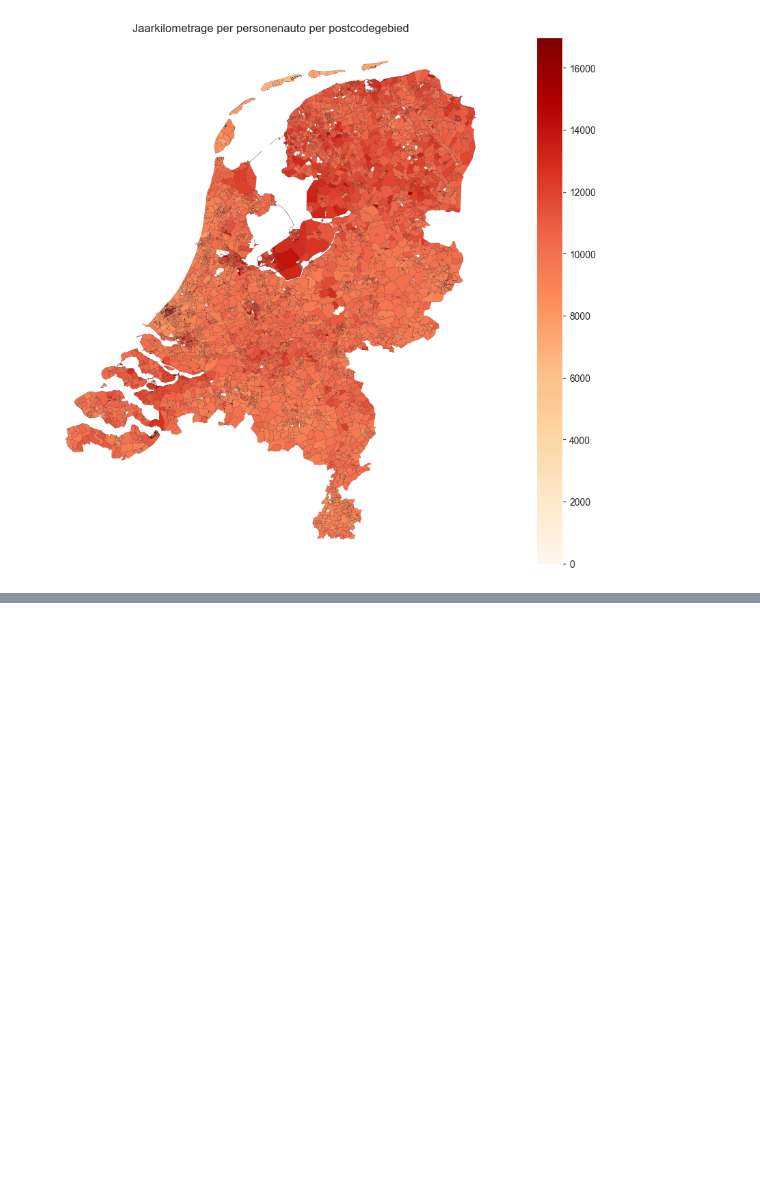
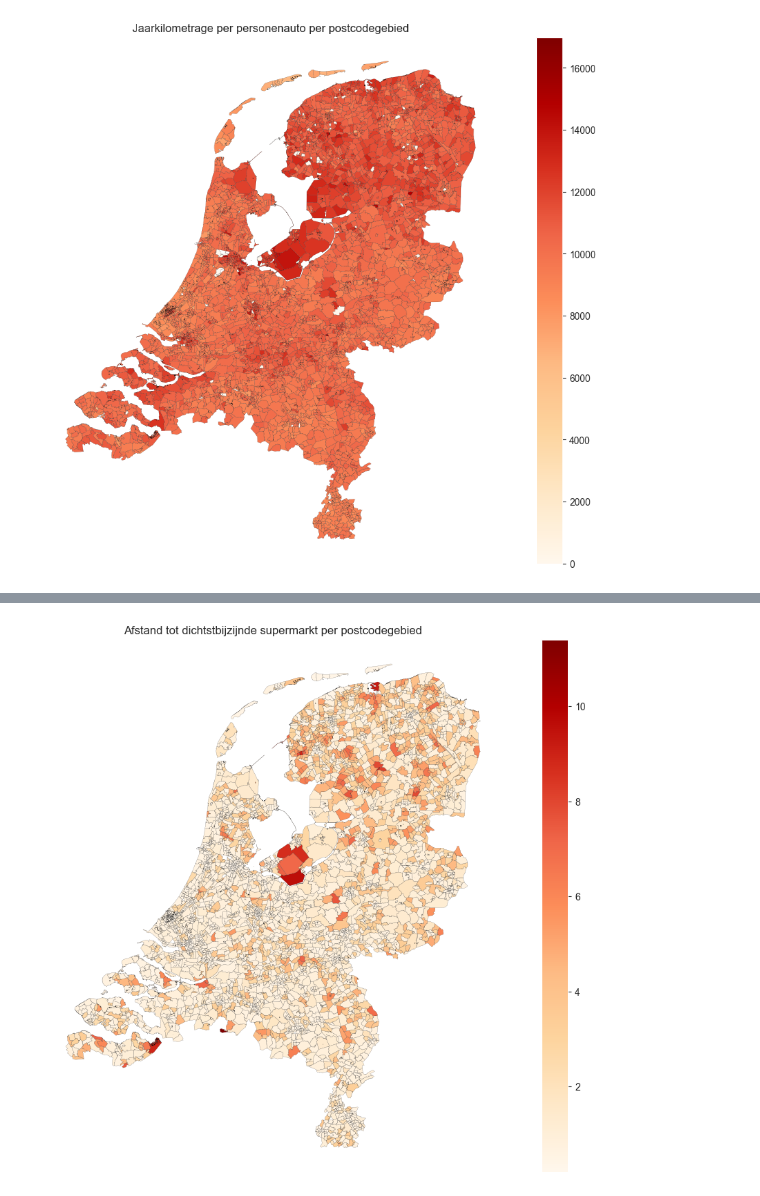
Before and after one commit to EwoutH/urban-self-driving-effects, a Jupyter notebook: prototyping/pc4.ipynb, the cells around one changed output, grey strips where cells are left out. Cells and saved outputs as stored; diff of their text form; code cells hidden in the pictures; blank space fills up the shorter version.

Commit message:
PC4: Add analysis of nabijheid voorzieningen

```diff
--- a/prototyping/pc4.ipynb
+++ b/prototyping/pc4.ipynb
@@ -256,0 +274,18 @@ plt.savefig('img/jaarkilometrage_per_personenauto_pc4.png', dpi=300, bbox_inches
+# %%
+# Set Postcode-4 to int and all other columns to float
+voorzieningen = voorzieningen.astype({'postcode': int})
+voorzieningen = voorzieningen.apply(pd.to_numeric)
+# Set Postcode-4 as index
+voorzieningen = voorzieningen.set_index('postcode')
+# %%
+# Drop all columns without "dichtsbijzijnde"
+voorzieningen = voorzieningen.drop(columns=[col for col in voorzieningen.columns if 'dichtstbijzijnde' not in col])
+# Remove ', \ndichtstbijzijnde' and ',\ndichtstbijzijnde' from the column names
+voorzieningen.columns = [col.replace(', \ndichtstbijzijnde', '').replace(',\ndichtstbijzijnde', '') for col in voorzieningen.columns]
+
+# Reset the index
+voorzieningen = voorzieningen.reset_index()
+# %%
+# Replace -99997.0 with NaN
+voorzieningen = voorzieningen.replace(-99997.0, np.nan)
+voorzieningen
@@ -256,0 +306,15 @@ plt.savefig('img/jaarkilometrage_per_personenauto_pc4.png', dpi=300, bbox_inches
+# %%
+# Merge the data and voorzieningen on 'postcode'
+data_clean = data_clean.merge(voorzieningen, on='postcode', how='left')
+# %%
+# Plot the distance to the Supermarkt
+fig, ax = plt.subplots(figsize=(15,10))
+data_clean.plot(column='Supermarkt', legend=True, cmap='OrRd', edgecolor='black', linewidth=0.1, ax=ax)
+# Remove the axis labels
+plt.axis('off')
+# Add a title
+plt.title('Afstand tot dichtstbijzijnde supermarkt per postcodegebied')
+# Save
+plt.savefig('img/afstand_supermarkt_pc4.png', dpi=300, bbox_inches='tight')
+# %% [output]
+[figure, added]
```
Also changed, not shown: parts of 5 cells of this notebook.
